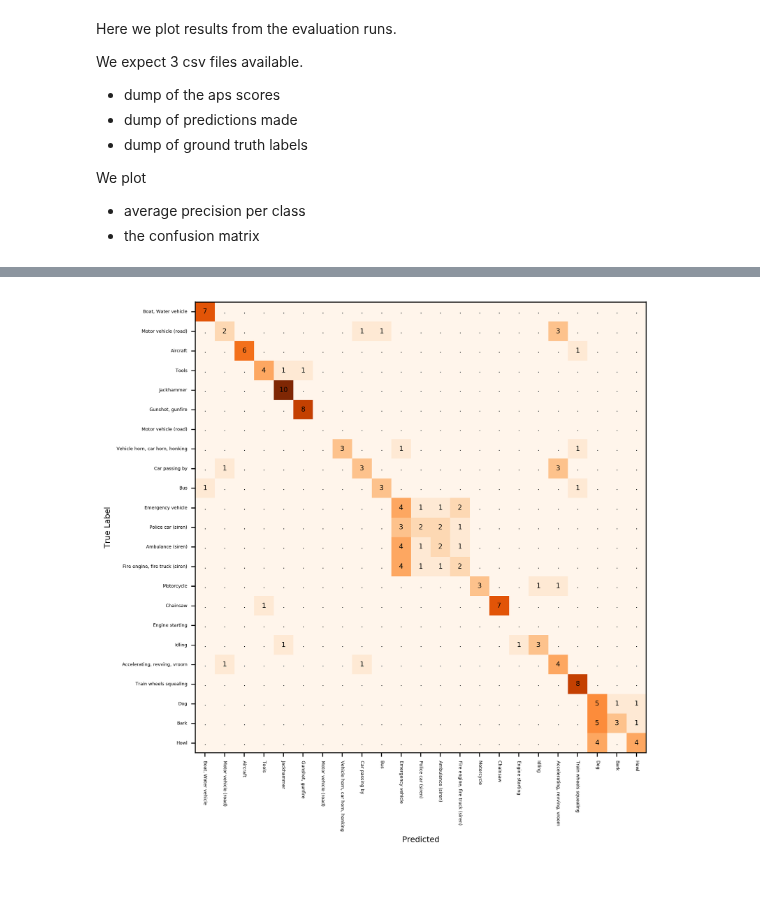
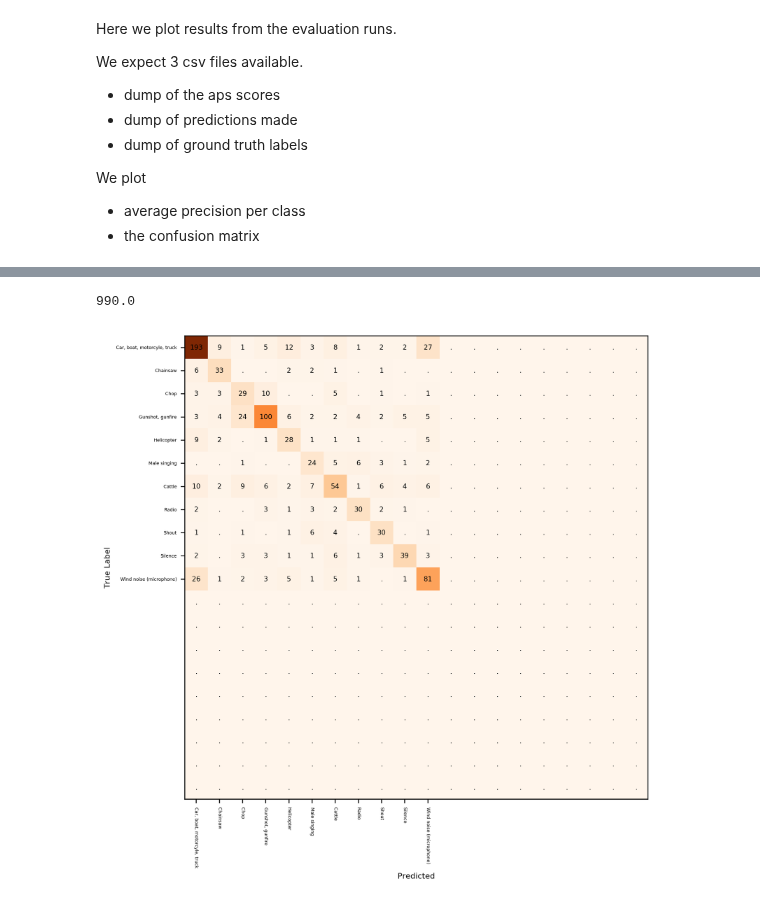
Before and after one commit to SensingClues/serval, a Jupyter notebook: serval/03-00-plot-evaluation-results.ipynb, the cells around one changed output, grey strips where cells are left out. Saved outputs shown, nothing was run; the diff lists cells and outputs as text; code cells hidden in the pictures.

```diff
--- a/serval/03-00-plot-evaluation-results.ipynb
+++ b/serval/03-00-plot-evaluation-results.ipynb
@@ -9,6 +9,14 @@ We expect 3 csv files available.
 We plot
 - average precision per class
 - the confusion matrix
+# %%
+# parameters needed
+
+# evaluation results stored in csv from step 2
+er_csv = 'eval-serval-hugo.csv'
+
+# class_map
+class_map = "./dataset/classlabels/csv_files/class_labels_indices_hugo.csv"
 # %%
 import pandas as pd
 
@@ -137,3 +136,18 @@ labels = ground_thruth.values()
+# %%
+# total numer of cases evaluated
+cm.sum()
+# %% [output]
+990.0
+# %%
+# import some adepted custom serval modules
+import sys
+sys.path.append('./custom_serval_code')
+
+from utils_confusion_matrix import get_labels
+
+# HK  get ground truth
+ground_thruth = get_labels(class_map)
+labels = ground_thruth.values()
 # %%
 %matplotlib inline
 
@@ -144,40 +158,40 @@ import matplotlib
 
 import matplotlib.pyplot as plt
 
-normalize = False
+normalize = True
 
 if normalize:
-    cm = cm.astype('float')*10 / cm.sum(axis=1)[:, np.newaxis]
+    #cm = cm.astype('float')*10 / cm.sum(axis=1)[:, np.newaxis]
     cm = np.nan_to_num(cm, copy=True)
     cm = cm.astype('int')
 
 np.set_printoptions(precision=2)
 ###fig, ax = matplotlib.figure.Figure()
 
 #fig = matplotlib.figure.Figure(figsize=(7, 7), dpi=320, facecolor='w', edgecolor='k')
 fig = plt.figure(figsize=(7, 7), dpi=320)
 ax = fig.add_subplot(1, 1, 1)
 im = ax.imshow(cm, cmap='Oranges')
 
 classes = [re.sub(r'([a-z](?=[A-Z])|[A-Z](?=[A-Z][a-z]))', r'\1 ', x) for x in labels]
 classes = ['\n'.join(wrap(l, 40)) for l in classes]
 
 tick_marks = np.arange(len(classes))
 
 ax.set_xlabel('Predicted', fontsize=7)
 ax.set_xticks(tick_marks)
 c = ax.set_xticklabels(classes, fontsize=4, rotation=-90,  ha='center')
 ax.xaxis.set_label_position('bottom')
 ax.xaxis.tick_bottom()
 
 ax.set_ylabel('True Label', fontsize=7)
 ax.set_yticks(tick_marks)
 ax.set_yticklabels(classes, fontsize=4, va ='center')
 ax.yaxis.set_label_position('left')
 ax.yaxis.tick_left()
 
 for i, j in itertools.product(range(cm.shape[0]), range(cm.shape[1])):
     ax.text(j, i, format(cm[i, j], 'd') if cm[i,j]!=0 else '.', horizontalalignment="center", fontsize=6, verticalalignment='center', color= "black")
 fig.set_tight_layout(True)
 # %% [output]
-[figure, old version]
+[figure, new version]
```
Also changed, not shown: parts of 7 cells of this notebook, 8 other files.
